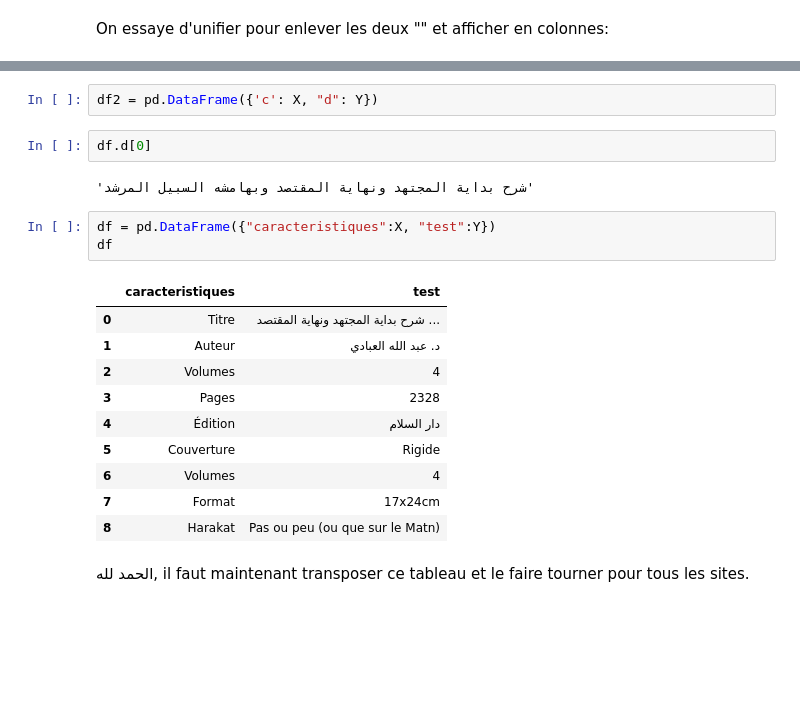
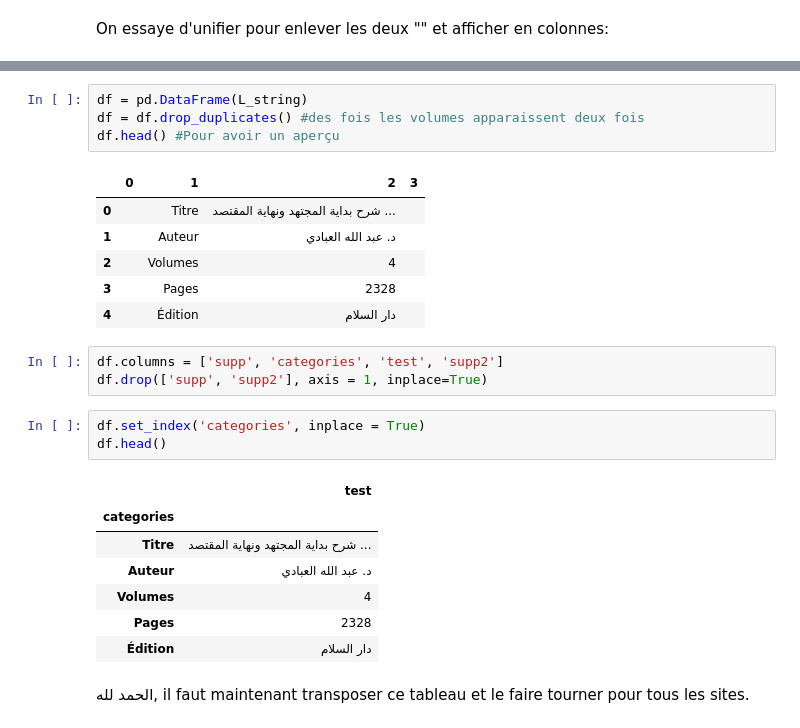
Before and after one commit to eliascopyright/site_analysis, a Jupyter notebook: notebooks/sifatusafwa-2.ipynb, the cells around one changed output, grey strips where cells are left out. Saved outputs shown, nothing was run; the diff lists cells and outputs as text; blank space fills up the shorter version.

```diff
--- a/notebooks/sifatusafwa-2.ipynb
+++ b/notebooks/sifatusafwa-2.ipynb
@@ -136,23 +87,28 @@ for i in range(len(L_string)):
-# %%
-df2 = pd.DataFrame({'c': X, "d": Y})
-# %%
-df.d[0]
-# %% [output]
-'شرح بداية المجتهد ونهاية المقتصد وبهامشه السبيل المرشد'
-# %%
-df = pd.DataFrame({"caracteristiques":X, "test":Y})
-df
-# %% [output]
-|  | caracteristiques | test |
-| 0 | Titre | شرح بداية المجتهد ونهاية المقتصد ... |
-| 1 | Auteur | د. عبد الله العبادي |
-| 2 | Volumes | 4 |
-| 3 | Pages | 2328 |
-| 4 | Édition | دار السلام |
-| 5 | Couverture | Rigide |
-| 6 | Volumes | 4 |
-| 7 | Format | 17x24cm |
-| 8 | Harakat | Pas ou peu (ou que sur le Matn) |
+# %%
+df = pd.DataFrame(L_string)
+df = df.drop_duplicates() #des fois les volumes apparaissent deux fois
+df.head() #Pour avoir un aperçu
+# %% [output]
+|  | 0 | 1 | 2 | 3 |
+| 0 |  | Titre | شرح بداية المجتهد ونهاية المقتصد ... |  |
+| 1 |  | Auteur | د. عبد الله العبادي |  |
+| 2 |  | Volumes | 4 |  |
+| 3 |  | Pages | 2328 |  |
+| 4 |  | Édition | دار السلام |  |
+# %%
+df.columns = ['supp', 'categories', 'test', 'supp2']
+df.drop(['supp', 'supp2'], axis = 1, inplace=True)
+# %%
+df.set_index('categories', inplace = True)
+df.head()
+# %% [output]
+|  | test |
+| categories |  |
+| Titre | شرح بداية المجتهد ونهاية المقتصد ... |
+| Auteur | د. عبد الله العبادي |
+| Volumes | 4 |
+| Pages | 2328 |
+| Édition | دار السلام |
 # %% [markdown]
 الحمد لله, il faut maintenant transposer ce tableau et le faire tourner pour tous les sites.
 # %% [markdown]
```
Also changed, not shown: parts of 42 cells of this notebook, 1 other file.
